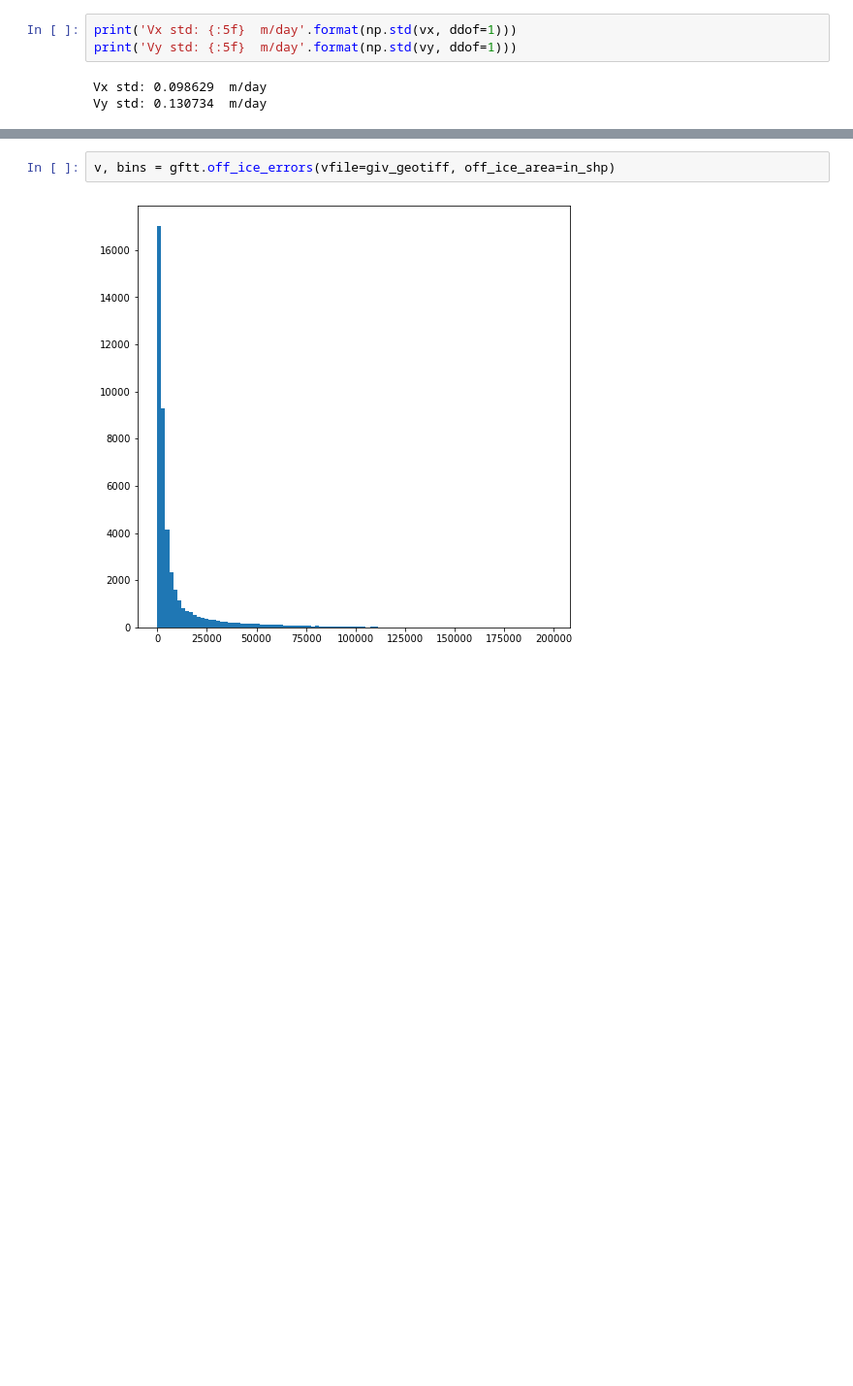
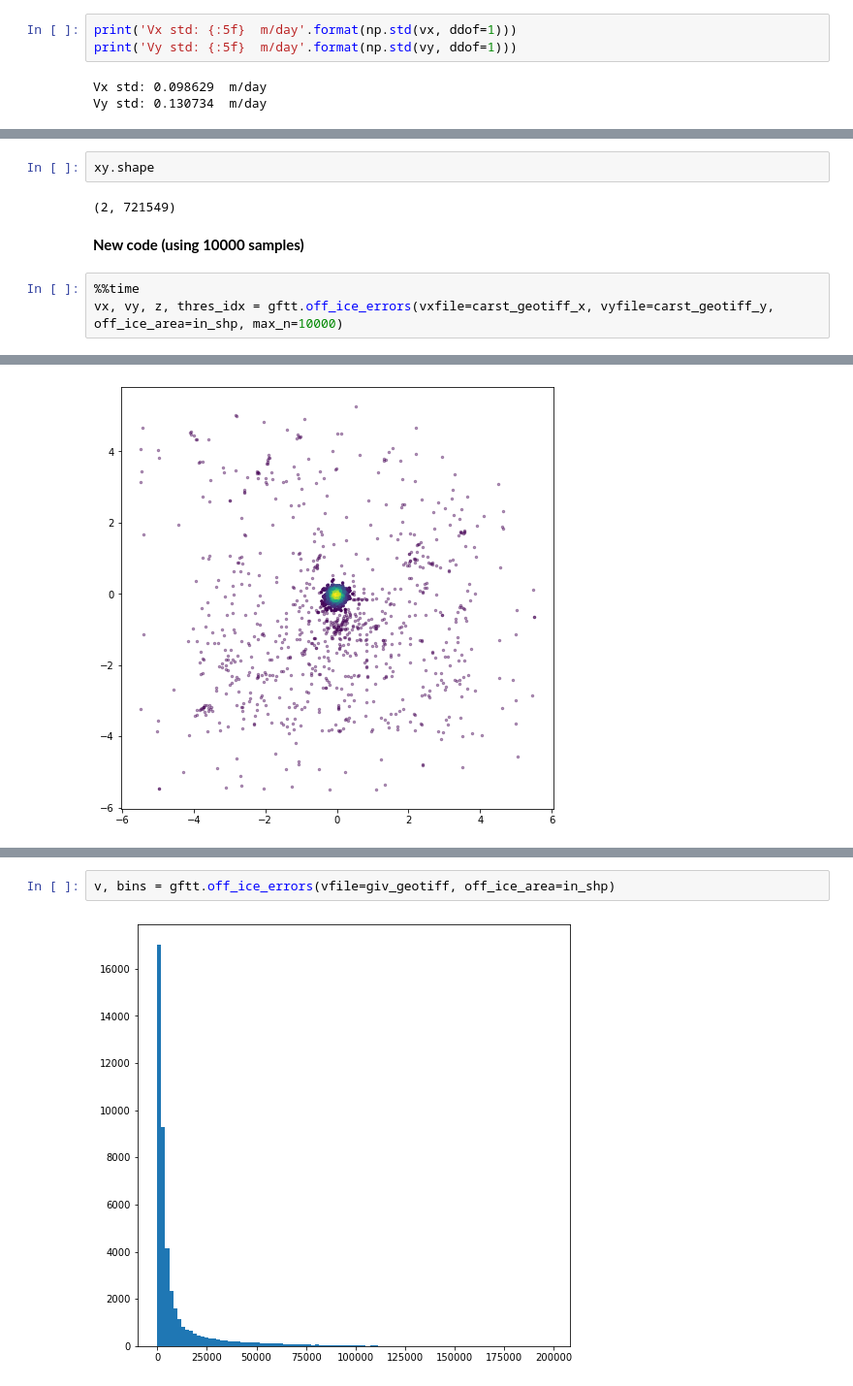
Before and after one commit to whyjz/GLAFT, a Jupyter notebook: notebooks/stable_area_error_assessment/metric_off-ice-error.ipynb, the cells around one changed output, grey strips where cells are left out. Shown at 97% size. Saved outputs shown, nothing was run; the diff lists cells and outputs as text; blank space fills up the shorter version.

```diff
--- a/notebooks/stable_area_error_assessment/metric_off-ice-error.ipynb
+++ b/notebooks/stable_area_error_assessment/metric_off-ice-error.ipynb
@@ -89,0 +124,10 @@ The `off_ice_errors` has a different syntax for the input with only $V$ availabl
+# %%
+xy.shape
+# %% [output]
+(2, 721549)
+# %% [markdown]
+**New code (using 10000 samples)**
+# %%
+%%time
+vx, vy, z, thres_idx = gftt.off_ice_errors(vxfile=carst_geotiff_x, vyfile=carst_geotiff_y, off_ice_area=in_shp, max_n=10000)
+# %% [output]
@@ -89,0 +136 @@ The `off_ice_errors` has a different syntax for the input with only $V$ availabl
+[figure, added]
```
Also changed, not shown: parts of 14 cells of this notebook, 1 other file.
